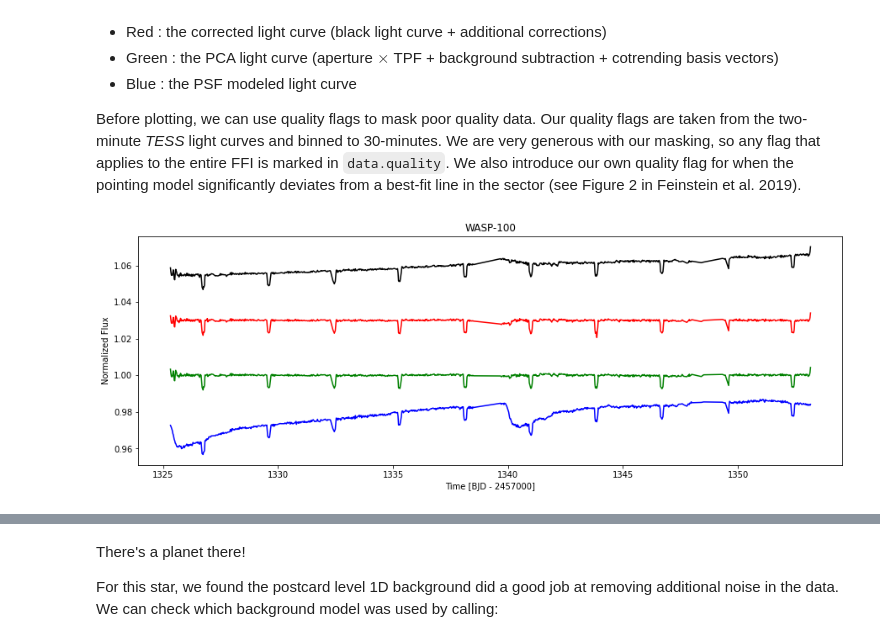
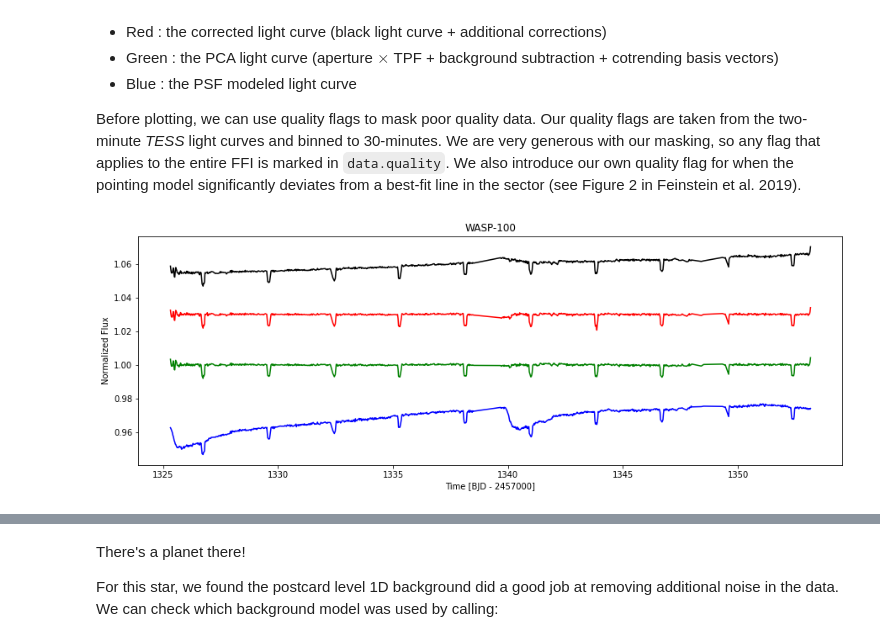
Before and after one commit to JackDinsmore/photometry-age-dating, a Jupyter notebook: WASP-100-b-analysis.ipynb, the cells around one changed output, grey strips where cells are left out. Drawn from its saved outputs; the diff is of its cells as text; code cells hidden in the pictures.

```diff
--- a/tutorial.ipynb
+++ b/WASP-100-b-analysis.ipynb
@@ -101,14 +97,14 @@ Before plotting, we can use quality flags to mask poor quality data. Our quality
 # %%
 plt.figure(figsize=(15,5))
 
 q = data.quality == 0
 
 plt.plot(data.time[q], data.raw_flux[q]/np.nanmedian(data.raw_flux[q])+0.06, 'k')
 plt.plot(data.time[q], data.corr_flux[q]/np.nanmedian(data.corr_flux[q]) + 0.03, 'r')
 plt.plot(data.time[q], data.pca_flux[q]/np.nanmedian(data.pca_flux[q]), 'g')
-plt.plot(data.time[q], data.psf_flux[q]/np.nanmedian(data.psf_flux[q]) - 0.02, 'b')
+plt.plot(data.time[q], data.psf_flux[q]/np.nanmedian(data.psf_flux[q]) - 0.03, 'b')
 plt.ylabel('Normalized Flux')
 plt.xlabel('Time [BJD - 2457000]')
 plt.title('WASP-100');
 # %% [output]
-[figure, old version]
+[figure, new version]
```
Also changed, not shown: parts of 11 cells of this notebook.
